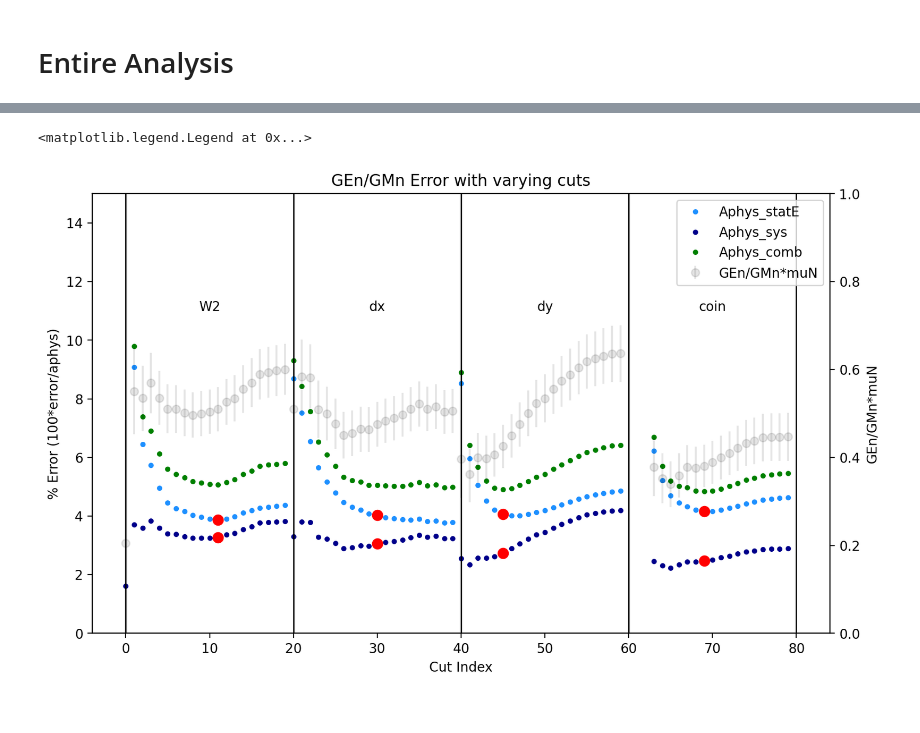
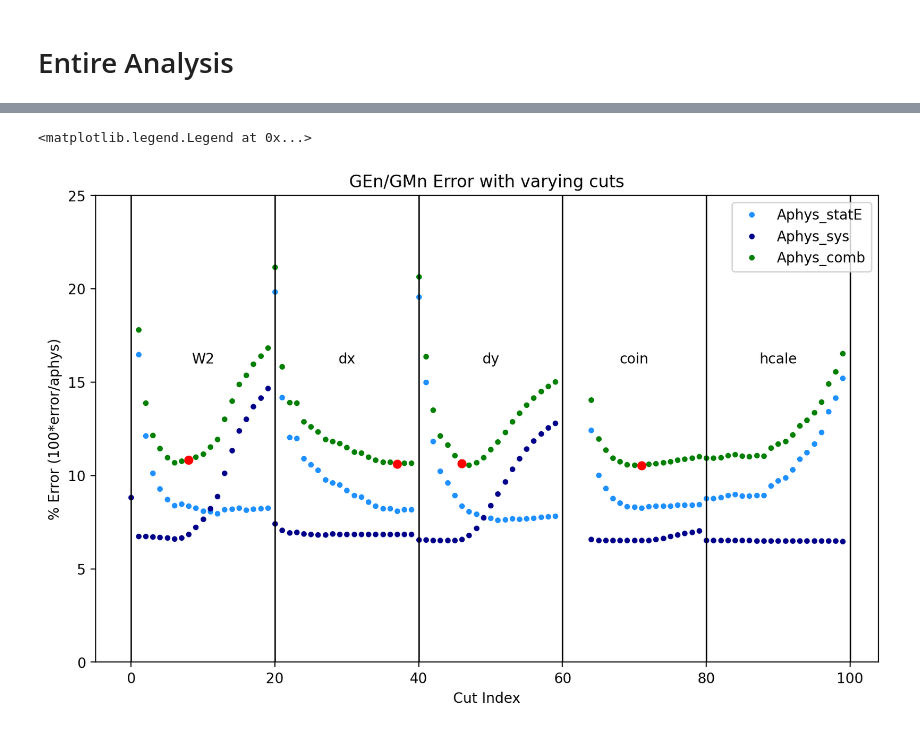
Before and after one commit to hp4xz/GEnAnalysis, a Jupyter notebook: analysis-pass2/2_Consolidated_Analysis_kin2.ipynb, the cells around one changed output, grey strips where cells are left out. Drawn from its saved outputs; the diff is of its cells as text; code cells hidden in the pictures.

```diff
--- a/analysis-pass2/2_Consolidated_Analysis_kin2.ipynb
+++ b/analysis-pass2/2_Consolidated_Analysis_kin2.ipynb
@@ -1061,15 +1251,15 @@ new_dymax=.1+5/10
 new_coinmin=coinmin+6.5-5/2
 new_coinmax=coinmax-5.5+5/2"""
 
-new_W2min=.87-11/10
-new_W2max=.88+11/20
-new_dxmin=-.1-10/20
-new_dxmax=.1+10/20
-new_dymin=-.1-5/10
-new_dymax=.1+5/10
+new_W2min=.87-8/10
+new_W2max=.88+8/20
+new_dxmin=-.1-17/20
+new_dxmax=.1+17/20
+new_dymin=-.1-6/10
+new_dymax=.1+6/10
 
-new_coinmin=coinmin+6.5-6/2
-new_coinmax=coinmax-5.5+6/2
+new_coinmin=coinmin+6.5-7/2
+new_coinmax=coinmax-6.5+7/2
 # %%
 print(f"{new_W2min:.4f}")
 print(f"{new_W2max:.4f}")
@@ -1091,4 +1281,5 @@ print(f"{new_coinmax:.4f}")
 # %%
 #rel_contribs,_,statdict,Q2_avg=DoItAll(W2min,W2max,coinmin,coinmax,dymin,dymax,dxmin,dxmax)
-rel_contribs,_,statdict,Q2_avg=DoItAll(new_W2min,new_W2max,new_coinmin,new_coinmax,new_dymin,new_dymax,new_dxmin,new_dxmax)
+rel_contribs,_,statdict,Q2_avg=DoItAll(new_W2min,new_W2max,new_coinmin,
+                                       new_coinmax,new_dymin,new_dymax,new_dxmin,new_dxmax,hcalmin)
 # %% [output]
@@ -1250,49 +1469,52 @@ starting coin
 gen_error=np.sqrt(np.array(genstat)**2+np.array(gensys)**2)
 # %%
 fig, ax1 = plt.subplots(figsize=(10,6), dpi=200)
-msize = 15
+msize = 11
 
 # Plot aphys errors on the left y-axis
-ax1.plot(cutindex, 100*np.array(genstat), '.', color='dodgerblue', label='Aphys_statE')
-ax1.plot(cutindex, 100*np.array(gensys), '.', color='darkblue', label='Aphys_sys')
-ax1.plot(cutindex, 100*(np.array(gensys)**2+np.array(genstat)**2)**(1/2), '.', color='green', label='Aphys_comb')
+ax1.plot(cutindex, 100*np.array(genstat)/gen, '.', color='dodgerblue', label='Aphys_statE')
+ax1.plot(cutindex, 100*np.array(gensys)/gen, '.', color='darkblue', label='Aphys_sys')
+ax1.plot(cutindex, 100*(np.array(gensys)**2+np.array(genstat)**2)**(1/2)/gen, '.', color='green', label='Aphys_comb')
 
-highlight_indices = [11, 10+stepsize, 5+2*stepsize, 6+3*stepsize]
+highlight_indices = [8, 17+stepsize, 6+2*stepsize, 7+3*stepsize]
 for idx in highlight_indices:
     try:
-        ax1.plot(cutindex[idx], 100*np.array(genstat)[idx], '.', color='red', markersize=msize)
-        ax1.plot(cutindex[idx], 100*np.array(gensys)[idx], '.', color='red', markersize=msize)
+        ax1.plot(cutindex[idx], 100*(np.array(gensys[idx])**2+np.array(genstat[idx])**2)**(1/2)/gen[idx], '.', color='red', markersize=msize)
+       # ax1.plot(cutindex[idx], 100*np.array(gensys)[idx]/gen[idx], '.', color='red', markersize=msize)
     except: continue
 
 ax1.set_ylabel("% Error (100*error/aphys)")
 ax1.set_xlabel("Cut Index")
-ax1.set_ylim(0, 15)
+ax1.set_ylim(0, 25)
 ax1.set_title("GEn/GMn Error with varying cuts")
 ax1.axvline(0, color='black', linewidth=1)
 ax1.axvline(stepsize, color='black', linewidth=1)
 ax1.axvline(2*stepsize, color='black', linewidth=1)
 ax1.axvline(3*stepsize, color='black', linewidth=1)
 ax1.axvline(4*stepsize, color='black', linewidth=1)
-ax1.text(stepsize/2, 11, "W2", ha='center')
-ax1.text(2*stepsize - stepsize/2, 11, "dx", ha='center')
-ax1.text(3*stepsize - stepsize/2, 11, "dy", ha='center')
-ax1.text(4*stepsize - stepsize/2, 11, "coin", ha='center')
+ax1.axvline(5*stepsize, color='black', linewidth=1)
+
+ax1.text(stepsize/2, 16, "W2", ha='center')
+ax1.text(2*stepsize - stepsize/2, 16, "dx", ha='center')
+ax1.text(3*stepsize - stepsize/2, 16, "dy", ha='center')
+ax1.text(4*stepsize - stepsize/2, 16, "coin", ha='center')
+ax1.text(5*stepsize - stepsize/2, 16, "hcale", ha='center')
 
 # Create right y-axis
-ax2 = ax1.twinx()
-ax2.errorbar(cutindex, np.array(gen), gen_error, fmt='o', linestyle='none', color='black', label='GEn/GMn*muN',alpha=.1)
-ax2.set_ylabel("GEn/GMn*muN")  # Customize as needed
-ax2.set_ylim(0, 1)
-lines2, labels2 = ax2.get_legend_handles_labels()
+#ax2 = ax1.twinx()
+#ax2.errorbar(cutindex, np.array(gen), gen_error, fmt='o', linestyle='none', color='black', label='GEn/GMn*muN',alpha=.1)
+#ax2.set_ylabel("GEn/GMn*muN")  # Customize as needed
+#ax2.set_ylim(0, 1)
+#lines2, labels2 = ax2.get_legend_handles_labels()
 
 # Combine legends from both axes
 lines1, labels1 = ax1.get_legend_handles_labels()
 
-ax1.legend(lines1 + lines2, labels1 + labels2, loc='upper right')
-#ax1.legend(lines1 , labels1 , loc='upper right')
+#ax1.legend(lines1 + lines2, labels1 + labels2, loc='upper right')
+ax1.legend(lines1 , labels1 , loc='upper right')
 # %% [output]
 <matplotlib.legend.Legend at 0x...>
-[figure, old version]
+[figure, new version]
 # %%
 plt.figure(dpi=200)
 plt.plot(cutindex,(np.array(genstat)/np.array(gen)),'.')
```
Also changed, not shown: parts of 25 cells of this notebook, 47 other files.
